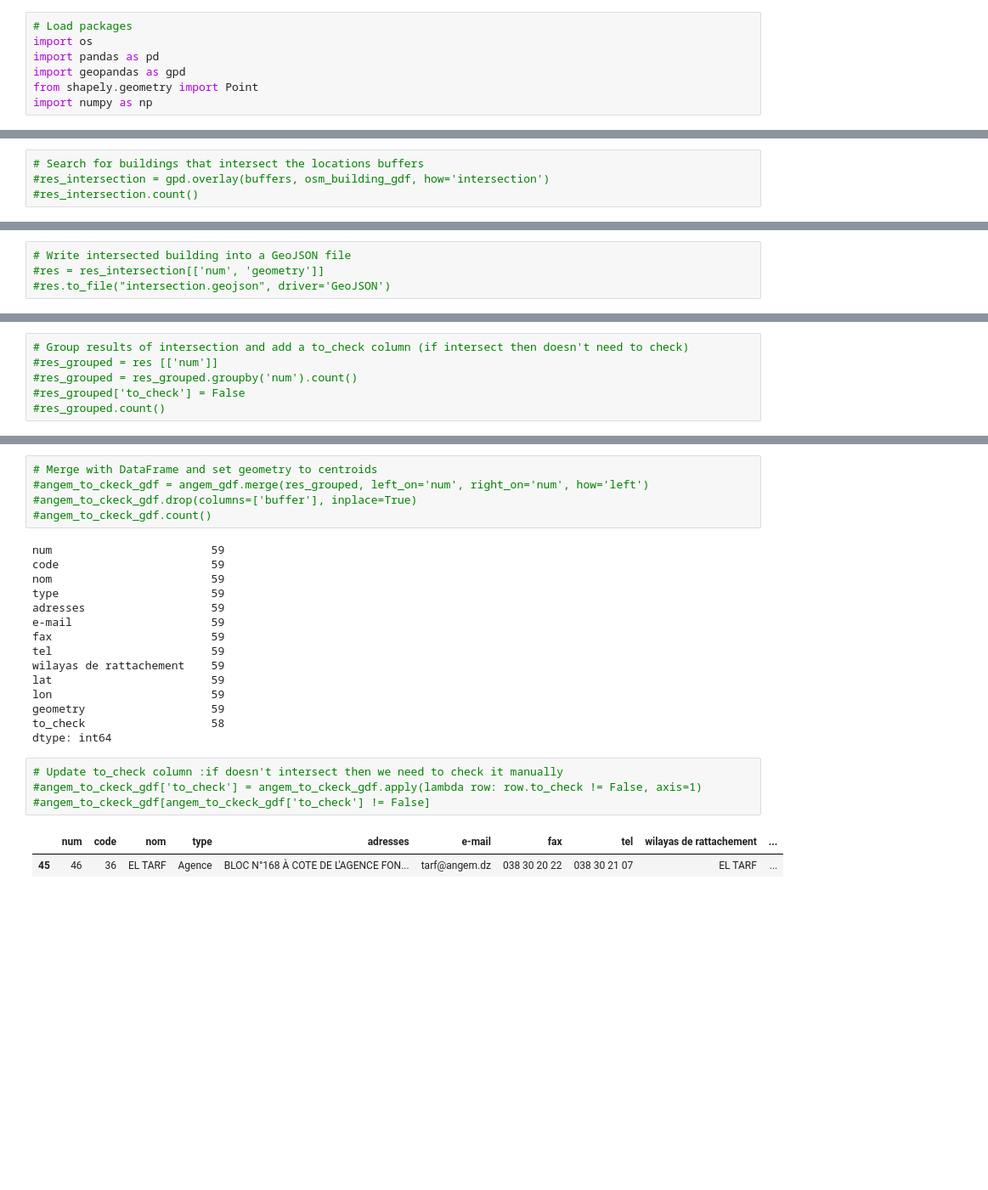
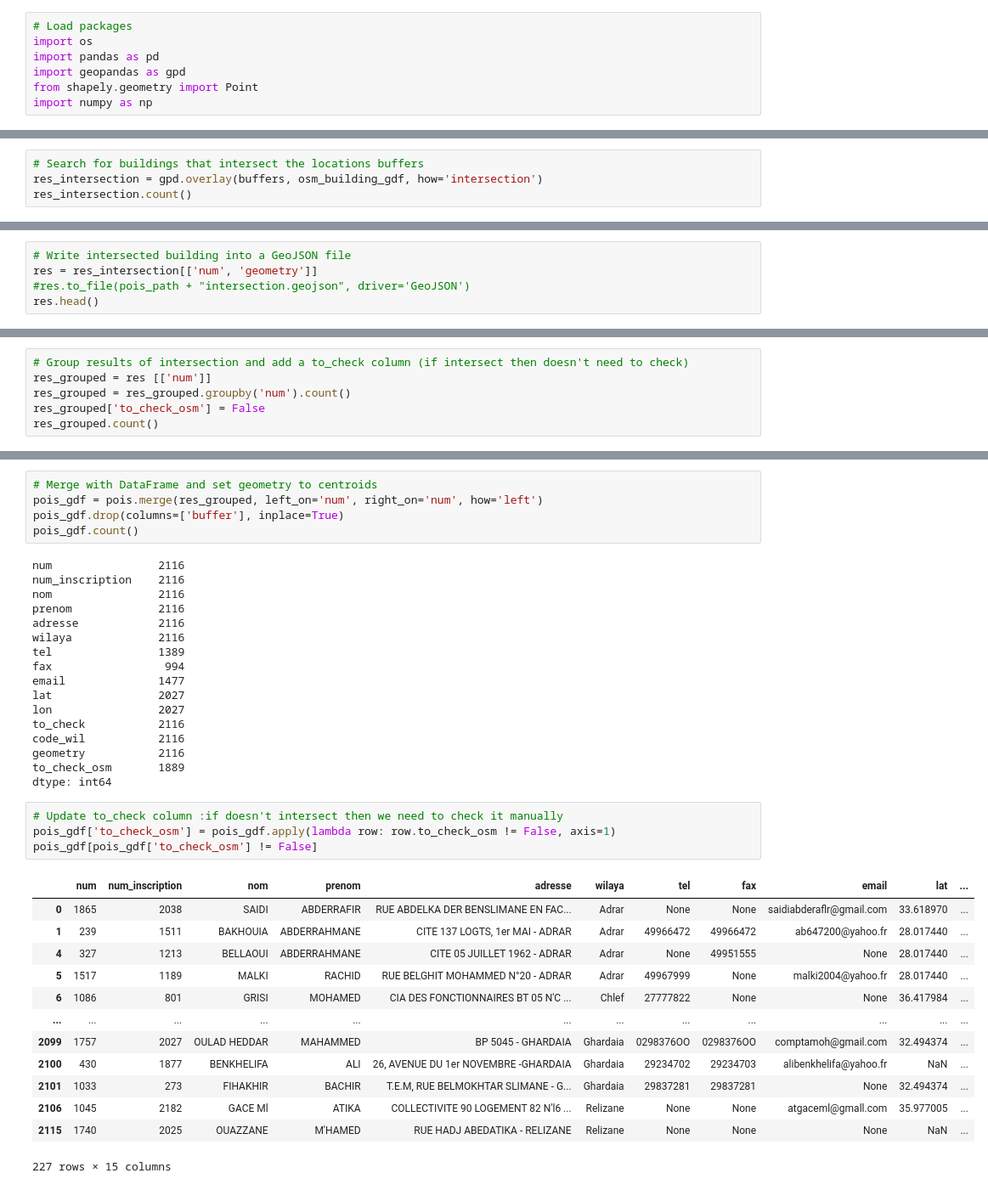
Before and after one commit to transformatek/geo-enabled-datasets, a Jupyter notebook: scripts/check_poi_near_osm_building.ipynb, the cells around one changed output, grey strips where cells are left out. Shown at 85% size. Saved outputs shown, nothing was run; the diff lists cells and outputs as text; blank space fills up the shorter version.

Commit message:
Checked accountants DS and tag with to_check

```diff
--- a/scripts/check_poi_near_osm_building.ipynb
+++ b/scripts/check_poi_near_osm_building.ipynb
@@ -75,5 +92,5 @@ buffers.head()
 # %%
 # Search for buildings that intersect the locations buffers
-#res_intersection = gpd.overlay(buffers, osm_building_gdf, how='intersection')
-#res_intersection.count()
+res_intersection = gpd.overlay(buffers, osm_building_gdf, how='intersection')
+res_intersection.count()
 # %% [output]
@@ -97,4 +114,5 @@ dtype: int64
 # %%
 # Write intersected building into a GeoJSON file
-#res = res_intersection[['num', 'geometry']]
-#res.to_file("intersection.geojson", driver='GeoJSON')
+res = res_intersection[['num', 'geometry']]
+#res.to_file(pois_path + "intersection.geojson", driver='GeoJSON')
+res.head()
@@ -101,7 +126,7 @@ dtype: int64
 # %%
 # Group results of intersection and add a to_check column (if intersect then doesn't need to check)
-#res_grouped = res [['num']]
-#res_grouped = res_grouped.groupby('num').count()
-#res_grouped['to_check'] = False
-#res_grouped.count()
+res_grouped = res [['num']]
+res_grouped = res_grouped.groupby('num').count()
+res_grouped['to_check_osm'] = False
+res_grouped.count()
 # %% [output]
@@ -109,28 +134,41 @@ to_check    58
 dtype: int64
 # %%
 # Merge with DataFrame and set geometry to centroids
-#angem_to_ckeck_gdf = angem_gdf.merge(res_grouped, left_on='num', right_on='num', how='left')
-#angem_to_ckeck_gdf.drop(columns=['buffer'], inplace=True)
-#angem_to_ckeck_gdf.count()
+pois_gdf = pois.merge(res_grouped, left_on='num', right_on='num', how='left')
+pois_gdf.drop(columns=['buffer'], inplace=True)
+pois_gdf.count()
 # %% [output]
-num                        59
-code                       59
-nom                        59
-type                       59
-adresses                   59
-e-mail                     59
-fax                        59
-tel                        59
-wilayas de rattachement    59
-lat                        59
-lon                        59
-geometry                   59
-to_check                   58
+num                2116
+num_inscription    2116
+nom                2116
+prenom             2116
+adresse            2116
+wilaya             2116
+tel                1389
+fax                 994
+email              1477
+lat                2027
+lon                2027
+to_check           2116
+code_wil           2116
+geometry           2116
+to_check_osm       1889
 dtype: int64
 # %%
 # Update to_check column :if doesn't intersect then we need to check it manually
-#angem_to_ckeck_gdf['to_check'] = angem_to_ckeck_gdf.apply(lambda row: row.to_check != False, axis=1)
-#angem_to_ckeck_gdf[angem_to_ckeck_gdf['to_check'] != False]
+pois_gdf['to_check_osm'] = pois_gdf.apply(lambda row: row.to_check_osm != False, axis=1)
+pois_gdf[pois_gdf['to_check_osm'] != False]
 # %% [output]
-|  | num | code | nom | type | adresses | e-mail | fax | tel | wilayas de rattachement | ... |
-| 45 | 46 | 36 | EL TARF | Agence | BLOC N°168 À COTE DE L'AGENCE FON... | tarf@angem.dz | 038 30 20 22 | 038 30 21 07 | EL TARF | ... |
+|  | num | num_inscription | nom | prenom | adresse | wilaya | tel | fax | email | lat | ... |
+| 0 | 1865 | 2038 | SAIDI | ABDERRAFIR | RUE ABDELKA DER BENSLIMANE EN FAC... | Adrar | None | None | saidiabderaflr@gmail.com | 33.618970 | ... |
+| 1 | 239 | 1511 | BAKHOUIA | ABDERRAHMANE | CITE 137 LOGTS, 1er MAI - ADRAR | Adrar | 49966472 | 49966472 | ab647200@yahoo.fr | 28.017440 | ... |
+| 4 | 327 | 1213 | BELLAOUI | ABDERRAHMANE | CITE 05 JUILLET 1962 - ADRAR | Adrar | None | 49951555 | None | 28.017440 | ... |
+| 5 | 1517 | 1189 | MALKI | RACHID | RUE BELGHIT MOHAMMED N°20 - ADRAR | Adrar | 49967999 | None | malki2004@yahoo.fr | 28.017440 | ... |
+| 6 | 1086 | 801 | GRISI | MOHAMED | CIA DES FONCTIONNAIRES BT 05 N'C ... | Chlef | 27777822 | None | None | 36.417984 | ... |
+| ... | ... | ... | ... | ... | ... | ... | ... | ... | ... | ... | ... |
+| 2099 | 1757 | 2027 | OULAD HEDDAR | MAHAMMED | BP 5045 - GHARDAIA | Ghardaia | 0298376OO | 0298376OO | comptamoh@gmail.com | 32.494374 | ... |
+| 2100 | 430 | 1877 | BENKHELIFA | ALI | 26, AVENUE DU 1er NOVEMBRE -GHARDAIA | Ghardaia | 29234702 | 29234703 | alibenkhelifa@yahoo.fr | NaN | ... |
+| 2101 | 1033 | 273 | FIHAKHIR | BACHIR | T.E.M, RUE BELMOKHTAR SLIMANE - G... | Ghardaia | 29837281 | 29837281 | None | 32.494374 | ... |
+| 2106 | 1045 | 2182 | GACE Ml | ATIKA | COLLECTIVITE 90 LOGEMENT 82 N'l6 ... | Relizane | None | None | atgaceml@gmall.com | 35.977005 | ... |
+| 2115 | 1740 | 2025 | OUAZZANE | M'HAMED | RUE HADJ ABEDATIKA - RELIZANE | Relizane | None | None | None | NaN | ... |
+227 rows × 15 columns
```
Also changed, not shown: parts of 13 cells of this notebook, 1 other file.
